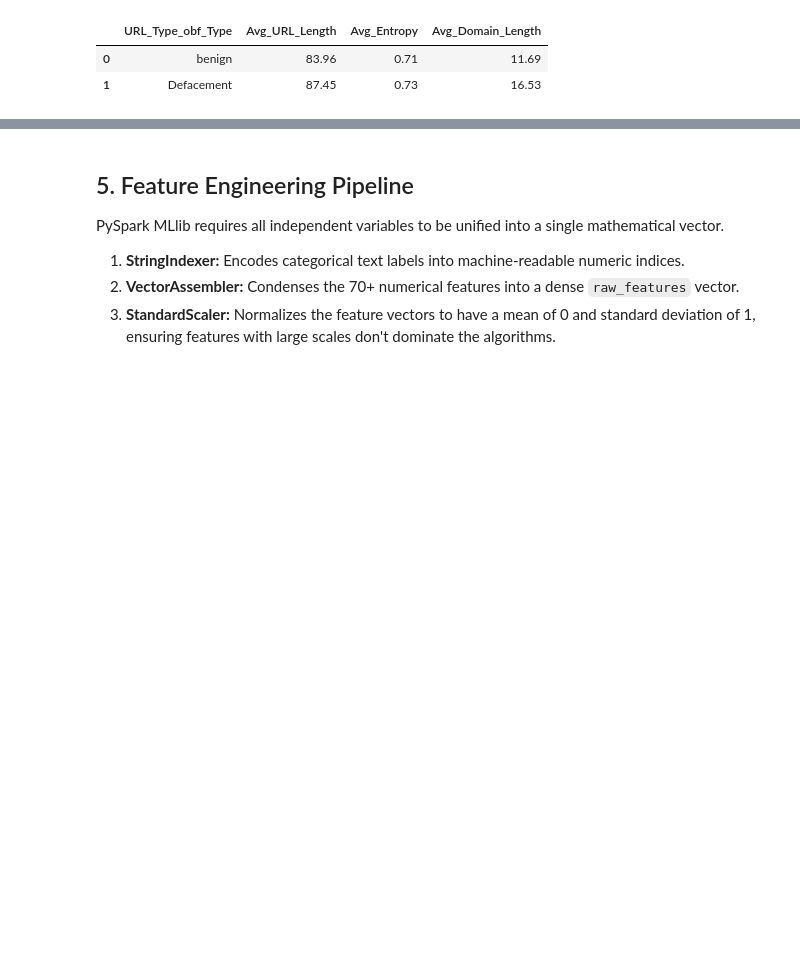
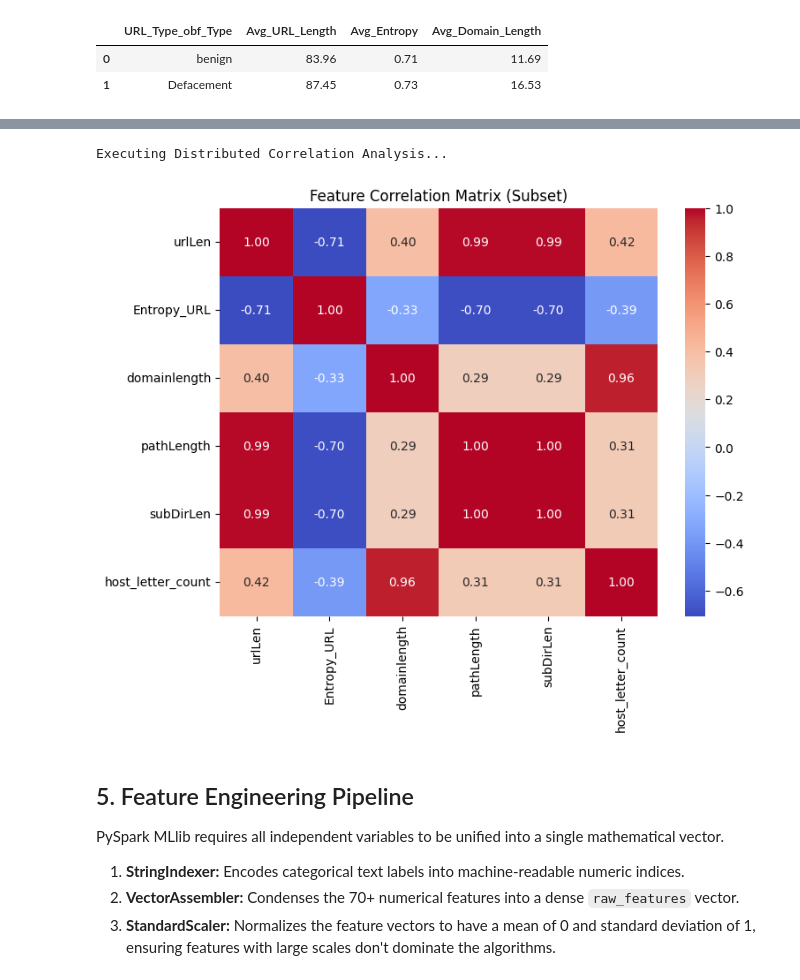
Before and after one commit to yep-pey/travel_tourism_management, a Jupyter notebook: Untitled1.ipynb, the cells around one changed output, grey strips where cells are left out. Saved outputs shown, nothing was run; the diff lists cells and outputs as text; code cells hidden in the pictures; blank space fills up the shorter version.

```diff
--- a/Untitled1.ipynb
+++ b/Untitled1.ipynb
@@ -150,3 +153,29 @@ display(feature_summary) # Renders a clean table in Colab
+# %%
+# [NEW] Advanced Distributed EDA: Correlation Matrix
+from pyspark.ml.stat import Correlation
+from pyspark.ml.feature import VectorAssembler
+import pandas as pd
+import seaborn as sns
+import matplotlib.pyplot as plt
+
+print("Executing Distributed Correlation Analysis...")
+# Select top numerical features to avoid memory explosion while demonstrating capability
+top_features = ['urlLen', 'Entropy_URL', 'domainlength', 'pathLength', 'subDirLen', 'host_letter_count']
+corr_assembler = VectorAssembler(inputCols=top_features, outputCol="corr_features", handleInvalid="skip")
+df_corr = corr_assembler.transform(df_final).select("corr_features")
+
+# Compute Pearson Correlation Matrix
+pearson_matrix = Correlation.corr(df_corr, "corr_features", "pearson").head()[0]
+corr_array = pearson_matrix.toArray()
+
+# Transition to Pandas for visualization
+plt.figure(figsize=(8, 6))
+sns.heatmap(corr_array, annot=True, xticklabels=top_features, yticklabels=top_features, cmap="coolwarm", fmt=".2f")
+plt.title("Feature Correlation Matrix (Subset)")
+plt.show()
+# %% [output]
+Executing Distributed Correlation Analysis...
+[figure, added]
 # %% [markdown]
 ## 5. Feature Engineering Pipeline
 PySpark MLlib requires all independent variables to be unified into a single mathematical vector.
```
Also changed, not shown: parts of 9 cells of this notebook.
